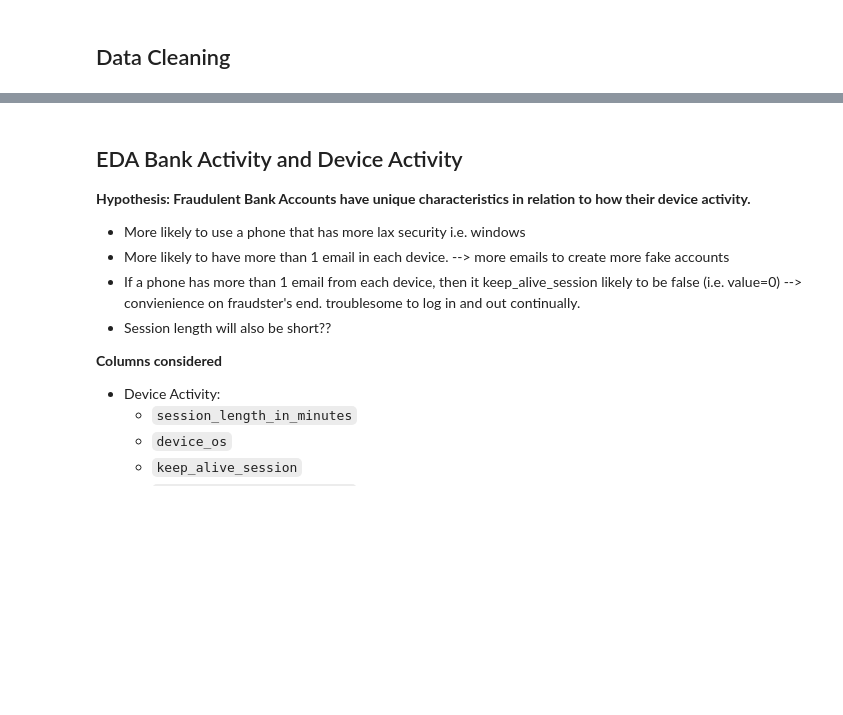
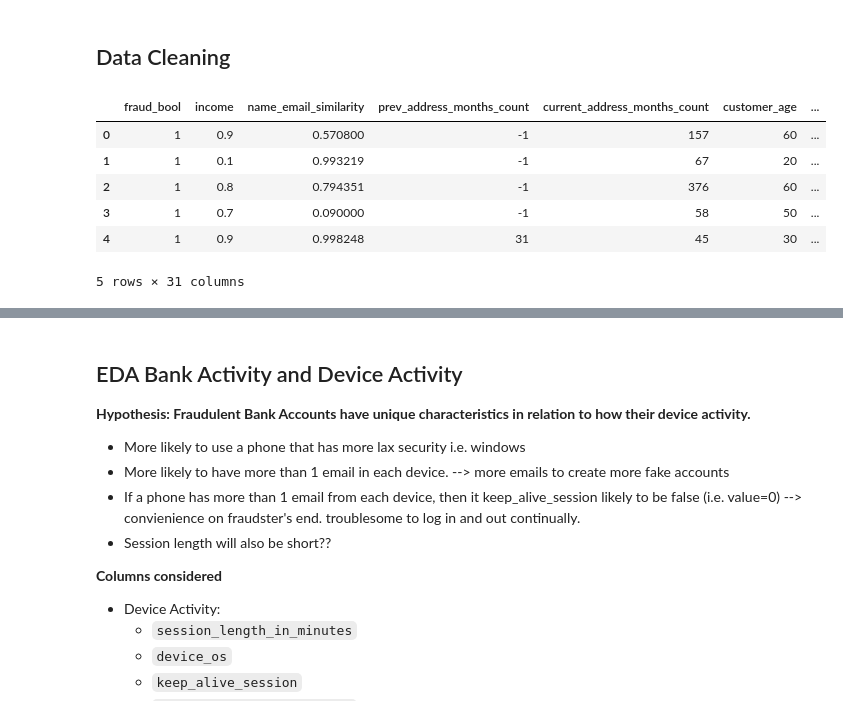
Before and after one commit to kclzl-nus/Detect-Fraudulent-Bank-Accounts, a Jupyter notebook: notebooks/2.1-kclzl-hyp-device-activity.ipynb, the cells around one changed output, grey strips where cells are left out. Cells and saved outputs as stored; diff of their text form; code cells hidden in the pictures; blank space fills up the shorter version.

```diff
--- a/notebooks/2.1-kclzl-hyp-device-activity.ipynb
+++ b/notebooks/2.1-kclzl-hyp-device-activity.ipynb
@@ -51,0 +17,11 @@ data = undersampled_data
+# %%
+undersampled_data = pd.read_csv('../data/processed/undersampled_data.csv')
+undersampled_data.head()
+# %% [output]
+|  | fraud_bool | income | name_email_similarity | prev_address_months_count | current_address_months_count | customer_age | ... |
+| 0 | 1 | 0.9 | 0.570800 | -1 | 157 | 60 | ... |
+| 1 | 1 | 0.1 | 0.993219 | -1 | 67 | 20 | ... |
+| 2 | 1 | 0.8 | 0.794351 | -1 | 376 | 60 | ... |
+| 3 | 1 | 0.7 | 0.090000 | -1 | 58 | 50 | ... |
+| 4 | 1 | 0.9 | 0.998248 | 31 | 45 | 30 | ... |
+5 rows × 31 columns
```
Also changed, not shown: parts of 6 cells of this notebook, 1 other file.
